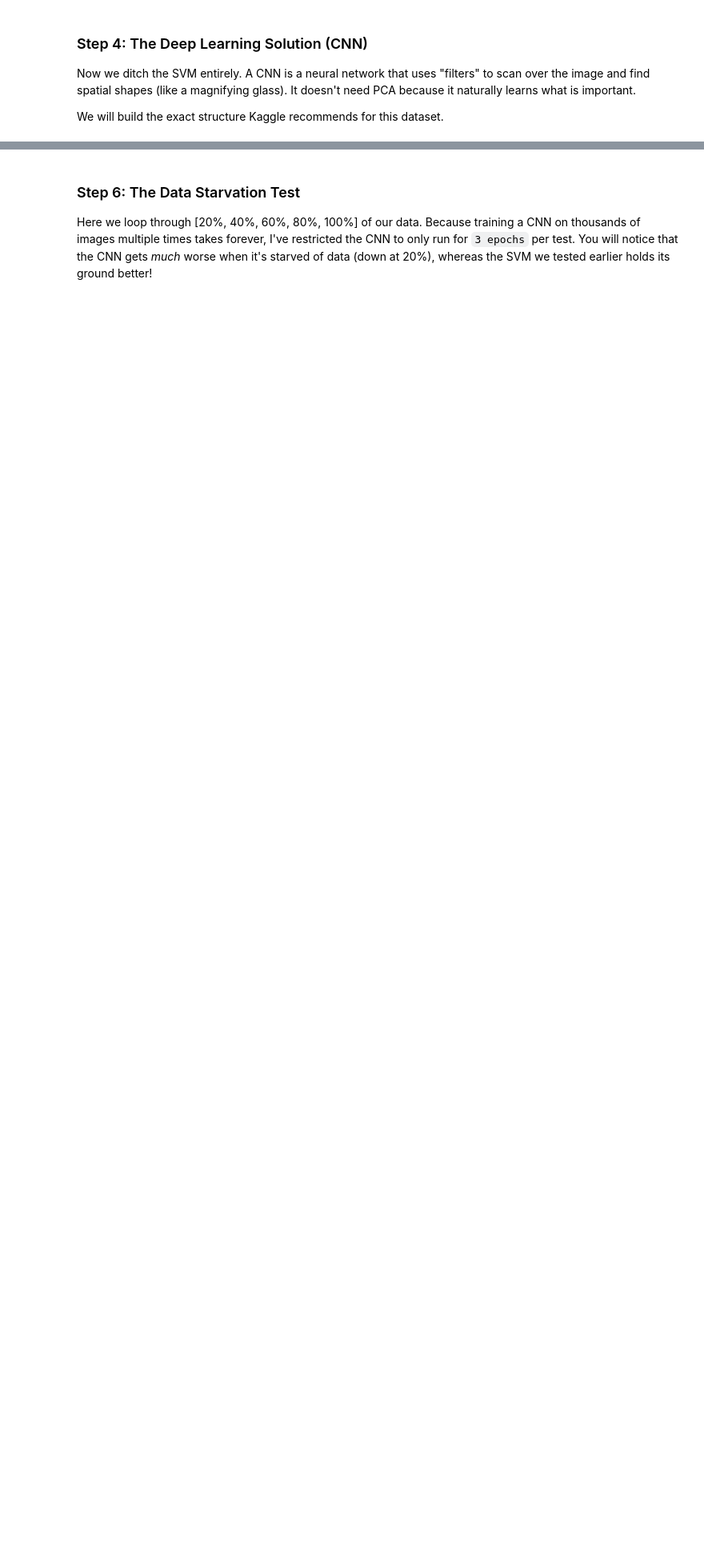
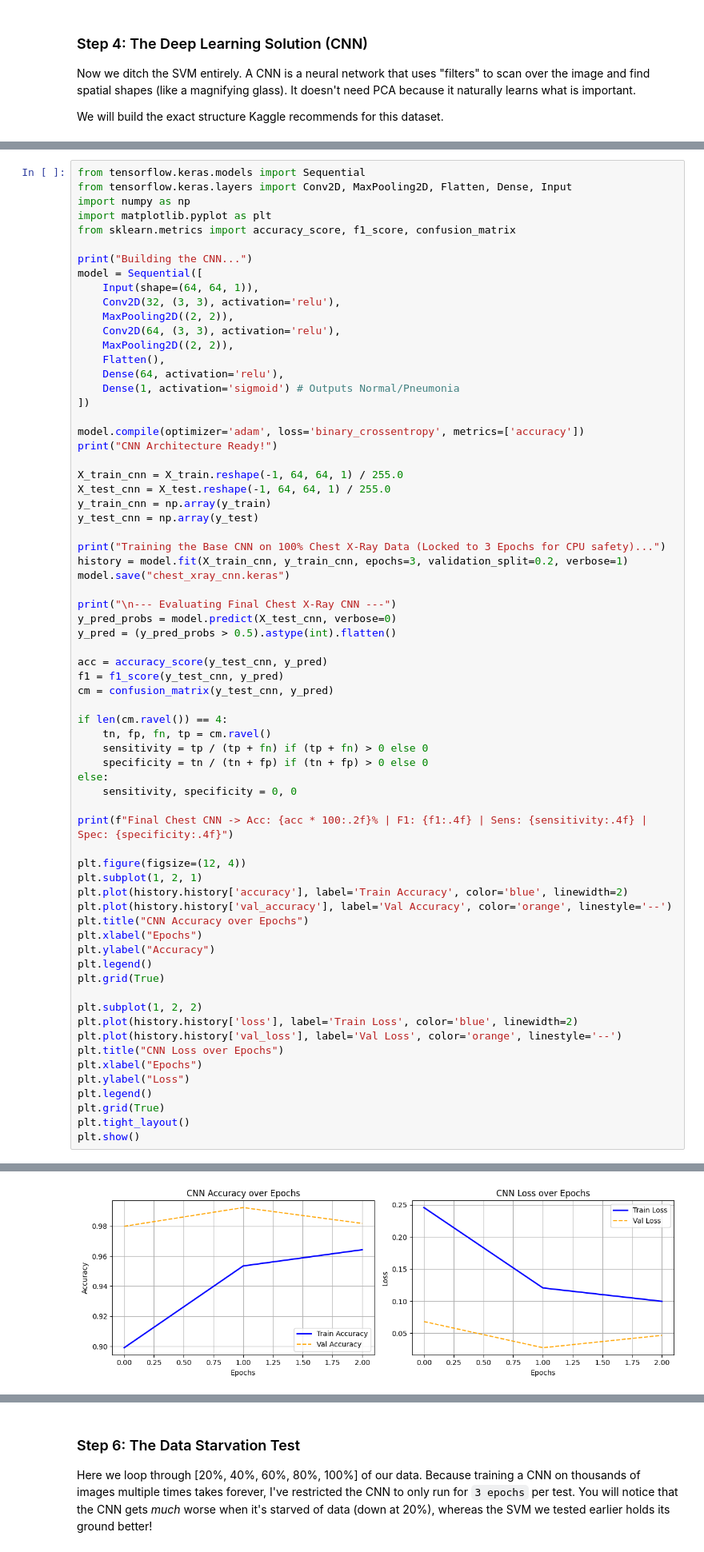
Before and after one commit to jay7-tech/EX2, a Jupyter notebook: Exercise_2.ipynb, the cells around one changed output, grey strips where cells are left out. Shown at 80% size. Cells and saved outputs as stored; diff of their text form; blank space fills up the shorter version.

```diff
--- a/Exercise_2.ipynb
+++ b/Exercise_2.ipynb
@@ -168,0 +144,69 @@ CNN Architecture Ready!
+# %%
+from tensorflow.keras.models import Sequential
+from tensorflow.keras.layers import Conv2D, MaxPooling2D, Flatten, Dense, Input
+import numpy as np
+import matplotlib.pyplot as plt
+from sklearn.metrics import accuracy_score, f1_score, confusion_matrix
+
+print("Building the CNN...")
+model = Sequential([
+    Input(shape=(64, 64, 1)),
+    Conv2D(32, (3, 3), activation='relu'),
+    MaxPooling2D((2, 2)),
+    Conv2D(64, (3, 3), activation='relu'),
+    MaxPooling2D((2, 2)),
+    Flatten(),
+    Dense(64, activation='relu'),
+    Dense(1, activation='sigmoid') # Outputs Normal/Pneumonia
+])
+
+model.compile(optimizer='adam', loss='binary_crossentropy', metrics=['accuracy'])
+print("CNN Architecture Ready!")
+
+X_train_cnn = X_train.reshape(-1, 64, 64, 1) / 255.0
+X_test_cnn = X_test.reshape(-1, 64, 64, 1) / 255.0
+y_train_cnn = np.array(y_train)
+y_test_cnn = np.array(y_test)
+
+print("Training the Base CNN on 100% Chest X-Ray Data (Locked to 3 Epochs for CPU safety)...")
+history = model.fit(X_train_cnn, y_train_cnn, epochs=3, validation_split=0.2, verbose=1)
+model.save("chest_xray_cnn.keras")
+
+print("\n--- Evaluating Final Chest X-Ray CNN ---")
+y_pred_probs = model.predict(X_test_cnn, verbose=0)
+y_pred = (y_pred_probs > 0.5).astype(int).flatten()
+
+acc = accuracy_score(y_test_cnn, y_pred)
+f1 = f1_score(y_test_cnn, y_pred)
+cm = confusion_matrix(y_test_cnn, y_pred)
+
+if len(cm.ravel()) == 4:
+    tn, fp, fn, tp = cm.ravel()
+    sensitivity = tp / (tp + fn) if (tp + fn) > 0 else 0
+    specificity = tn / (tn + fp) if (tn + fp) > 0 else 0
+else:
+    sensitivity, specificity = 0, 0
+
+print(f"Final Chest CNN -> Acc: {acc * 100:.2f}% | F1: {f1:.4f} | Sens: {sensitivity:.4f} | Spec: {specificity:.4f}")
+
+plt.figure(figsize=(12, 4))
+plt.subplot(1, 2, 1)
+plt.plot(history.history['accuracy'], label='Train Accuracy', color='blue', linewidth=2)
+plt.plot(history.history['val_accuracy'], label='Val Accuracy', color='orange', linestyle='--')
+plt.title("CNN Accuracy over Epochs")
+plt.xlabel("Epochs")
+plt.ylabel("Accuracy")
+plt.legend()
+plt.grid(True)
+
+plt.subplot(1, 2, 2)
+plt.plot(history.history['loss'], label='Train Loss', color='blue', linewidth=2)
+plt.plot(history.history['val_loss'], label='Val Loss', color='orange', linestyle='--')
+plt.title("CNN Loss over Epochs")
+plt.xlabel("Epochs")
+plt.ylabel("Loss")
+plt.legend()
+plt.grid(True)
+plt.tight_layout()
+plt.show()
+# %% [output]
@@ -169,3 +225,4 @@ CNN Architecture Ready!
+[figure, added]
 # %% [markdown]
 ### Step 5: What is left?
 To finish the assignment as requested, we need to:
```
Also changed, not shown: parts of 16 cells of this notebook, 1 other file.
